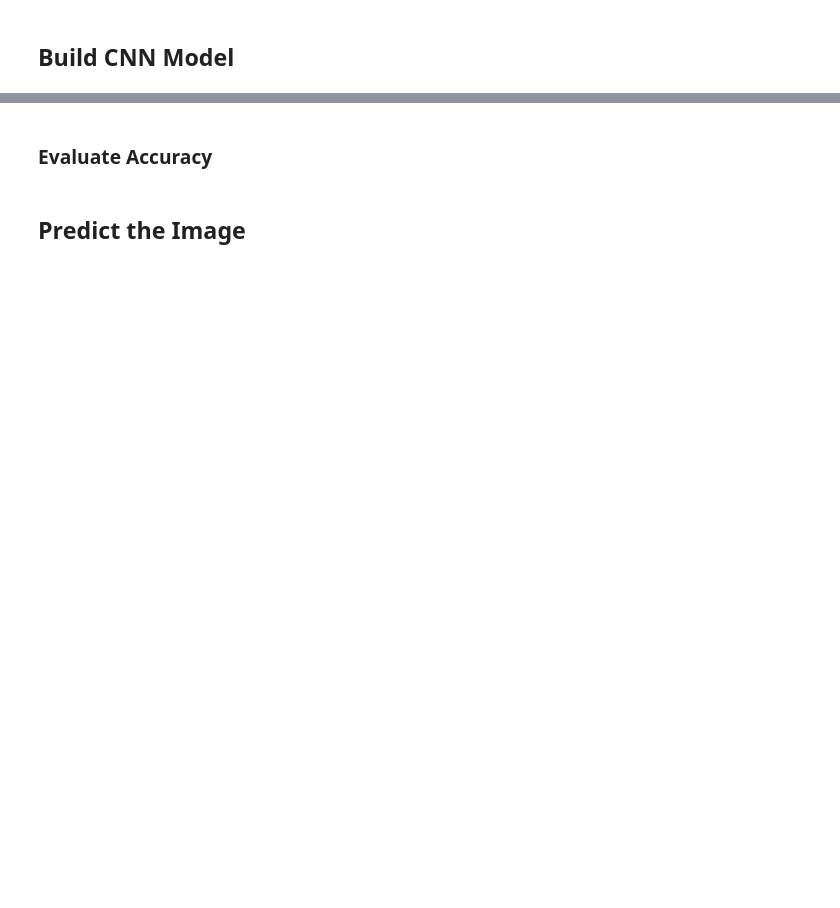
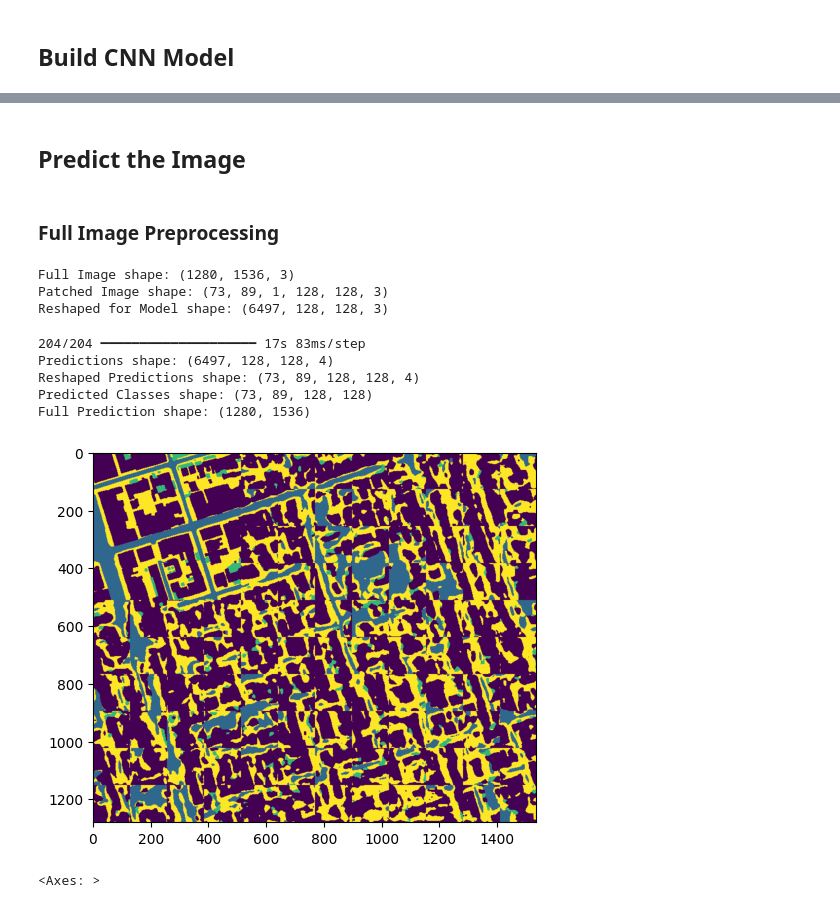
Before and after one commit to connorcrowe/to-lulc-aiml, a Jupyter notebook: 2_Second_Classifier.ipynb, the cells around one changed output, grey strips where cells are left out. Drawn from its saved outputs; the diff is of its cells as text; code cells hidden in the pictures; blank space fills up the shorter version.

```diff
--- a/2_Second_Classifier.ipynb
+++ b/2_Second_Classifier.ipynb
@@ -215,5 +213,5 @@ Model: "sequential_7"
  Trainable params: 1,365,924 (5.21 MB)
  Non-trainable params: 0 (0.00 B)
 # %%
-history = model.fit(X_train, Y_train, epochs=20, batch_size=4, validation_data=(X_test, Y_test))
+history = model.fit(X_train, Y_train, epochs=100, batch_size=10, validation_data=(X_test, Y_test))
 # %% [output]
@@ -258,7 +258,53 @@ beep = np.sin(2*np.pi*800*np.arange(3000*2)/10000)
 Audio(beep, rate=6000, autoplay=True)
 # %% [output]
 [interactive output not drawn]
-# %% [markdown]
-### Evaluate Accuracy
 # %% [markdown]
 ## Predict the Image
+# %% [markdown]
+### Full Image Preprocessing
+# %%
+patch_full_step = 16
+# %%
+#rasterio.plot.show(full_image)#
+from patchify import unpatchify
+
+full_image_reshaped = reshape_as_image(full_image)
+print("Full Image shape:", full_image_reshaped.shape)  # (2347, 2560, 3)
+
+patches_full = patchify(full_image_reshaped, (patch_size, patch_size, 3), step=patch_full_step)
+#patches_full = patches_full[0]
+patches_full_x, patches_full_y = 10, 12#patches_full.shape[0:2]
+print("Patched Image shape:", patches_full.shape)  # (18, 20, 128, 128, 3)
+
+patches_full_reshaped = patches_full.reshape(-1, patch_size, patch_size, 3)
+print("Reshaped for Model shape:", patches_full_reshaped.shape)  # (360, 128, 128, 3)
+# %% [output]
+Full Image shape: (1280, 1536, 3)
+Patched Image shape: (73, 89, 1, 128, 128, 3)
+Reshaped for Model shape: (6497, 128, 128, 3)
+# %%
+predictions = model.predict(patches_full_reshaped)
+print("Predictions shape:", predictions.shape)
+#print(predictions[0][:][:][:])
+
+predictions = predictions.reshape(patches_full.shape[0], patches_full.shape[1], patch_size, patch_size, -1)
+print("Reshaped Predictions shape:", predictions.shape)
+#print(predictions[0][0][0][:][:])
+
+predicted_classes = np.argmax(predictions, axis=-1)
+print("Predicted Classes shape:", predicted_classes.shape)
+#print(predicted_classes[0][0][:][:])
+
+## FIX!!!
+full_prediction = unpatchify(predicted_classes, (patches_full_x*patch_size, patches_full_y*patch_size))
+print("Full Prediction shape:", full_prediction.shape)
+
+rasterio.plot.show(full_prediction)
+# %% [output]
+204/204 ━━━━━━━━━━━━━━━━━━━━ 17s 83ms/step
+Predictions shape: (6497, 128, 128, 4)
+Reshaped Predictions shape: (73, 89, 128, 128, 4)
+Predicted Classes shape: (73, 89, 128, 128)
+Full Prediction shape: (1280, 1536)
+[figure, added]
+<Axes: >
```
Also changed, not shown: parts of 12 cells of this notebook.
